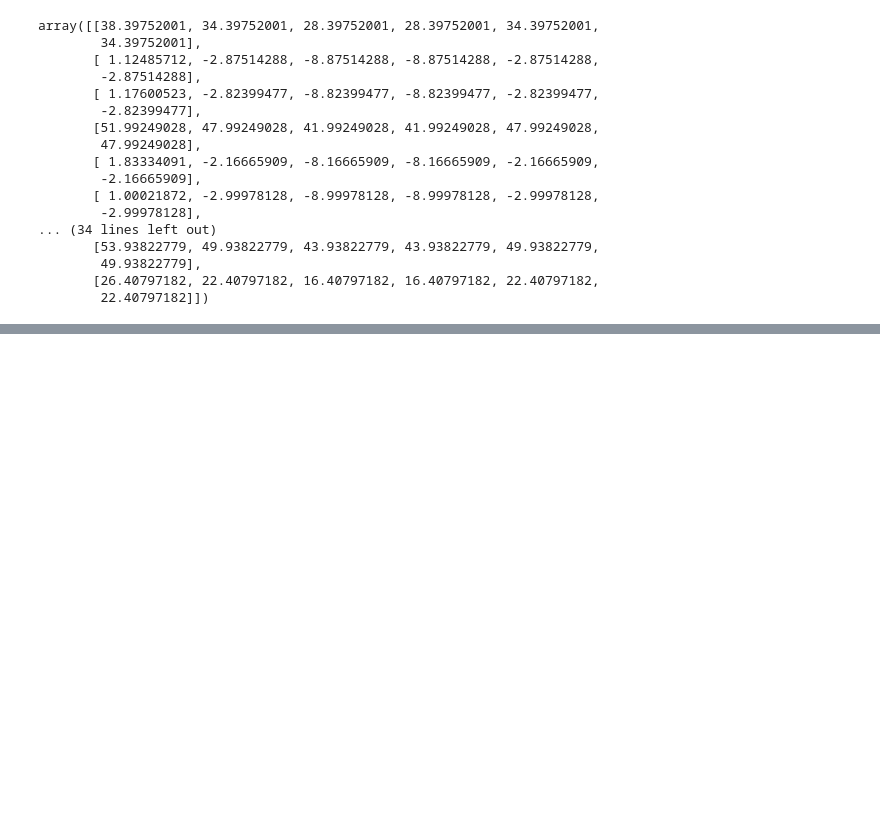
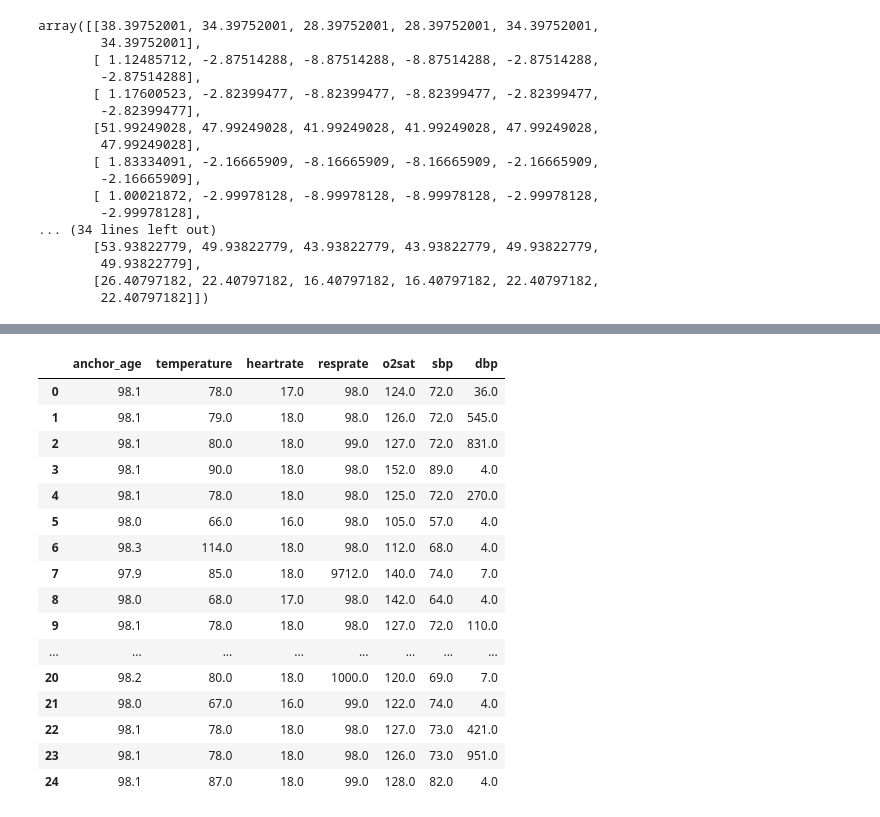
Before and after one commit to jaydenpersonnat/cs184-project, a Jupyter notebook: scratch.ipynb, the cells around one changed output, grey strips where cells are left out. Saved outputs shown, nothing was run; the diff lists cells and outputs as text; code cells hidden in the pictures; blank space fills up the shorter version.

```diff
--- a/scratch.ipynb
+++ b/scratch.ipynb
@@ -330,0 +328,20 @@ V, Q = value_iteration(p_transition, reward.T[0], 0.9)
+# %%
+b
+# %% [output]
+|  | anchor_age | temperature | heartrate | resprate | o2sat | sbp | dbp |
+| 0 | 98.1 | 78.0 | 17.0 | 98.0 | 124.0 | 72.0 | 36.0 |
+| 1 | 98.1 | 79.0 | 18.0 | 98.0 | 126.0 | 72.0 | 545.0 |
+| 2 | 98.1 | 80.0 | 18.0 | 99.0 | 127.0 | 72.0 | 831.0 |
+| 3 | 98.1 | 90.0 | 18.0 | 98.0 | 152.0 | 89.0 | 4.0 |
+| 4 | 98.1 | 78.0 | 18.0 | 98.0 | 125.0 | 72.0 | 270.0 |
+| 5 | 98.0 | 66.0 | 16.0 | 98.0 | 105.0 | 57.0 | 4.0 |
+| 6 | 98.3 | 114.0 | 18.0 | 98.0 | 112.0 | 68.0 | 4.0 |
+| 7 | 97.9 | 85.0 | 18.0 | 9712.0 | 140.0 | 74.0 | 7.0 |
+| 8 | 98.0 | 68.0 | 17.0 | 98.0 | 142.0 | 64.0 | 4.0 |
+| 9 | 98.1 | 78.0 | 18.0 | 98.0 | 127.0 | 72.0 | 110.0 |
+| ... | ... | ... | ... | ... | ... | ... | ... |
+| 20 | 98.2 | 80.0 | 18.0 | 1000.0 | 120.0 | 69.0 | 7.0 |
+| 21 | 98.0 | 67.0 | 16.0 | 99.0 | 122.0 | 74.0 | 4.0 |
+| 22 | 98.1 | 78.0 | 18.0 | 98.0 | 127.0 | 73.0 | 421.0 |
+| 23 | 98.1 | 78.0 | 18.0 | 98.0 | 126.0 | 73.0 | 951.0 |
+| 24 | 98.1 | 87.0 | 18.0 | 99.0 | 128.0 | 82.0 | 4.0 |
```
Also changed, not shown: parts of 30 cells of this notebook, 2 other files.
